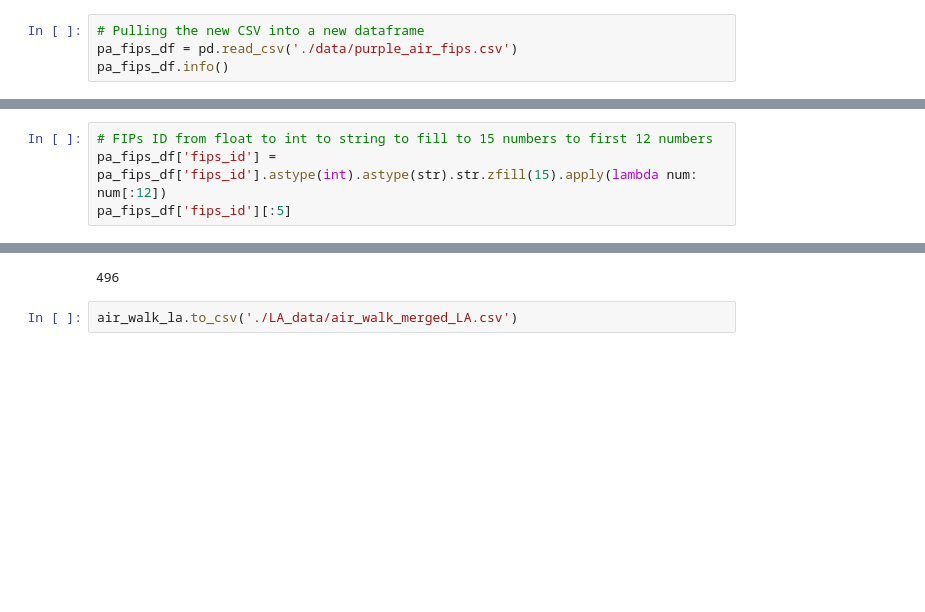
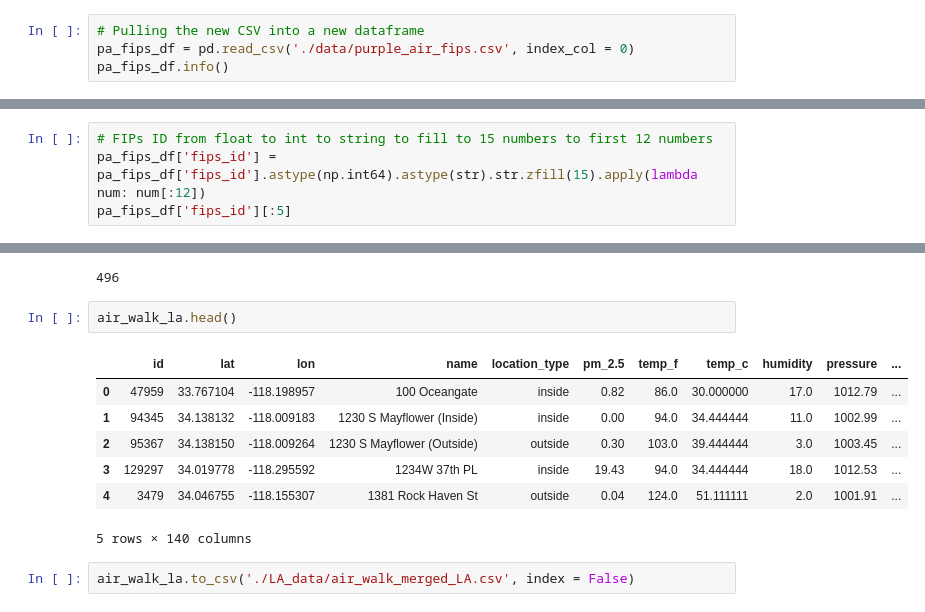
Before and after one commit to morganhof/teamwork_aq_n_walkability, a Jupyter notebook: 01_data_merge.ipynb, the cells around one changed output, grey strips where cells are left out. Cells and saved outputs as stored; diff of their text form; blank space fills up the shorter version.

```diff
--- a/01_data_merge.ipynb
+++ b/01_data_merge.ipynb
@@ -43,7 +45,7 @@ air_df['fips_id'] = fips
 air_df.to_csv('./data/purple_air_fips.csv')
 # %%
 # Pulling the new CSV into a new dataframe
-pa_fips_df = pd.read_csv('./data/purple_air_fips.csv')
+pa_fips_df = pd.read_csv('./data/purple_air_fips.csv', index_col = 0)
 pa_fips_df.info()
 # %% [output]
 <class 'pandas.core.frame.DataFrame'>
@@ -69,6 +80,6 @@ pa_fips_df.dropna(subset=['fips_id'], inplace=True)
 # %%
 # FIPs ID from float to int to string to fill to 15 numbers to first 12 numbers
-pa_fips_df['fips_id'] = pa_fips_df['fips_id'].astype(int).astype(str).str.zfill(15).apply(lambda num: num[:12])
+pa_fips_df['fips_id'] = pa_fips_df['fips_id'].astype(np.int64).astype(str).str.zfill(15).apply(lambda num: num[:12])
 pa_fips_df['fips_id'][:5]
 # %% [output]
 0    482015549031
@@ -112,5 +155,15 @@ air_walk_la.shape
 air_walk_la['fips_id'].value_counts().count()
 # %% [output]
 496
+# %%
+air_walk_la.head()
+# %% [output]
+|  | id | lat | lon | name | location_type | pm_2.5 | temp_f | temp_c | humidity | pressure | ... |
+| 0 | 47959 | 33.767104 | -118.198957 | 100 Oceangate | inside | 0.82 | 86.0 | 30.000000 | 17.0 | 1012.79 | ... |
+| 1 | 94345 | 34.138132 | -118.009183 | 1230 S Mayflower (Inside) | inside | 0.00 | 94.0 | 34.444444 | 11.0 | 1002.99 | ... |
+| 2 | 95367 | 34.138150 | -118.009264 | 1230 S Mayflower (Outside) | outside | 0.30 | 103.0 | 39.444444 | 3.0 | 1003.45 | ... |
+| 3 | 129297 | 34.019778 | -118.295592 | 1234W 37th PL | inside | 19.43 | 94.0 | 34.444444 | 18.0 | 1012.53 | ... |
+| 4 | 3479 | 34.046755 | -118.155307 | 1381 Rock Haven St | outside | 0.04 | 124.0 | 51.111111 | 2.0 | 1001.91 | ... |
+5 rows × 140 columns
 # %%
-air_walk_la.to_csv('./LA_data/air_walk_merged_LA.csv')
+air_walk_la.to_csv('./LA_data/air_walk_merged_LA.csv', index = False)
```
Also changed, not shown: parts of 20 cells of this notebook.
